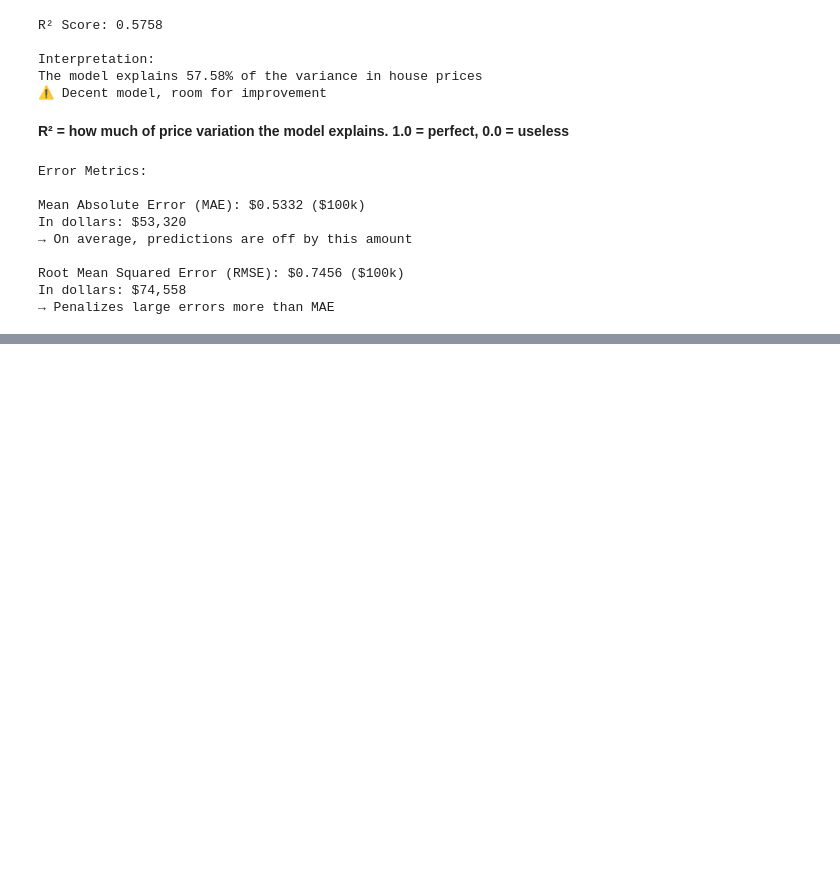
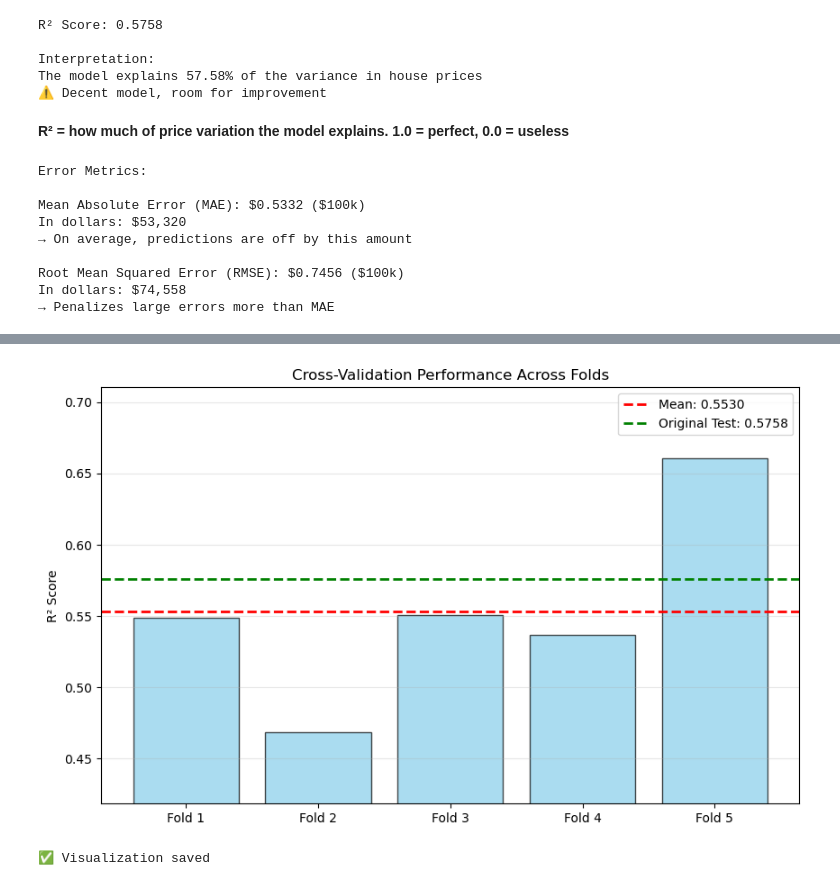
Before and after one commit to cleburn/austin-housing-price-predictor, a Jupyter notebook: notebooks/california_housing_regression.ipynb, the cells around one changed output, grey strips where cells are left out. Saved outputs shown, nothing was run; the diff lists cells and outputs as text; code cells hidden in the pictures; blank space fills up the shorter version.

```diff
--- a/notebooks/california_housing_regression.ipynb
+++ b/notebooks/california_housing_regression.ipynb
@@ -451,0 +648,24 @@ Top 3 Most Important Features:
+# %%
+from sklearn.model_selection import cross_val_score
+
+# Perform 5-fold cross-validation
+cv_scores = cross_val_score(model, X, y, cv=5, scoring='r2')
+
+print("5-Fold Cross-Validation Results:")
+print("="*50)
+for i, score in enumerate(cv_scores, 1):
+    print(f"Fold {i}: R² = {score:.4f}")
+
+print("\n" + "="*50)
+print(f"Mean R²: {cv_scores.mean():.4f}")
+print(f"Std Dev: {cv_scores.std():.4f}")
+print(f"Range: {cv_scores.min():.4f} to {cv_scores.max():.4f}")
+
+print("\n" + "="*50)
+print("Interpretation:")
+print(f"  - Model typically explains {cv_scores.mean()*100:.1f}% of variance")
+print(f"  - Performance varies by ±{cv_scores.std()*100:.1f}%")
+if cv_scores.std() < 0.05:
+    print("  ✅ Consistent performance across folds")
+else:
+    print("  ⚠️ Performance varies significantly across folds")
@@ -451,0 +716,22 @@ Top 3 Most Important Features:
+# %%
+# Visualize CV scores
+plt.figure(figsize=(10, 6))
+folds = [f'Fold {i}' for i in range(1, 6)]
+plt.bar(folds, cv_scores, alpha=0.7, color='skyblue', edgecolor='black')
+plt.axhline(y=cv_scores.mean(), color='red', linestyle='--',
+            linewidth=2, label=f'Mean: {cv_scores.mean():.4f}')
+plt.axhline(y=test_r2, color='green', linestyle='--',
+            linewidth=2, label=f'Original Test: {test_r2:.4f}')
+plt.ylabel('R² Score')
+plt.title('Cross-Validation Performance Across Folds')
+plt.legend()
+plt.grid(True, alpha=0.3, axis='y')
+plt.ylim([cv_scores.min() - 0.05, cv_scores.max() + 0.05])
+
+plt.savefig('../visuals/cross_validation_scores.png', dpi=150, bbox_inches='tight')
+plt.show()
+
+print("✅ Visualization saved")
+# %% [output]
+[figure, added]
+✅ Visualization saved
```
Also changed, not shown: parts of 14 cells of this notebook, 5 other files.
